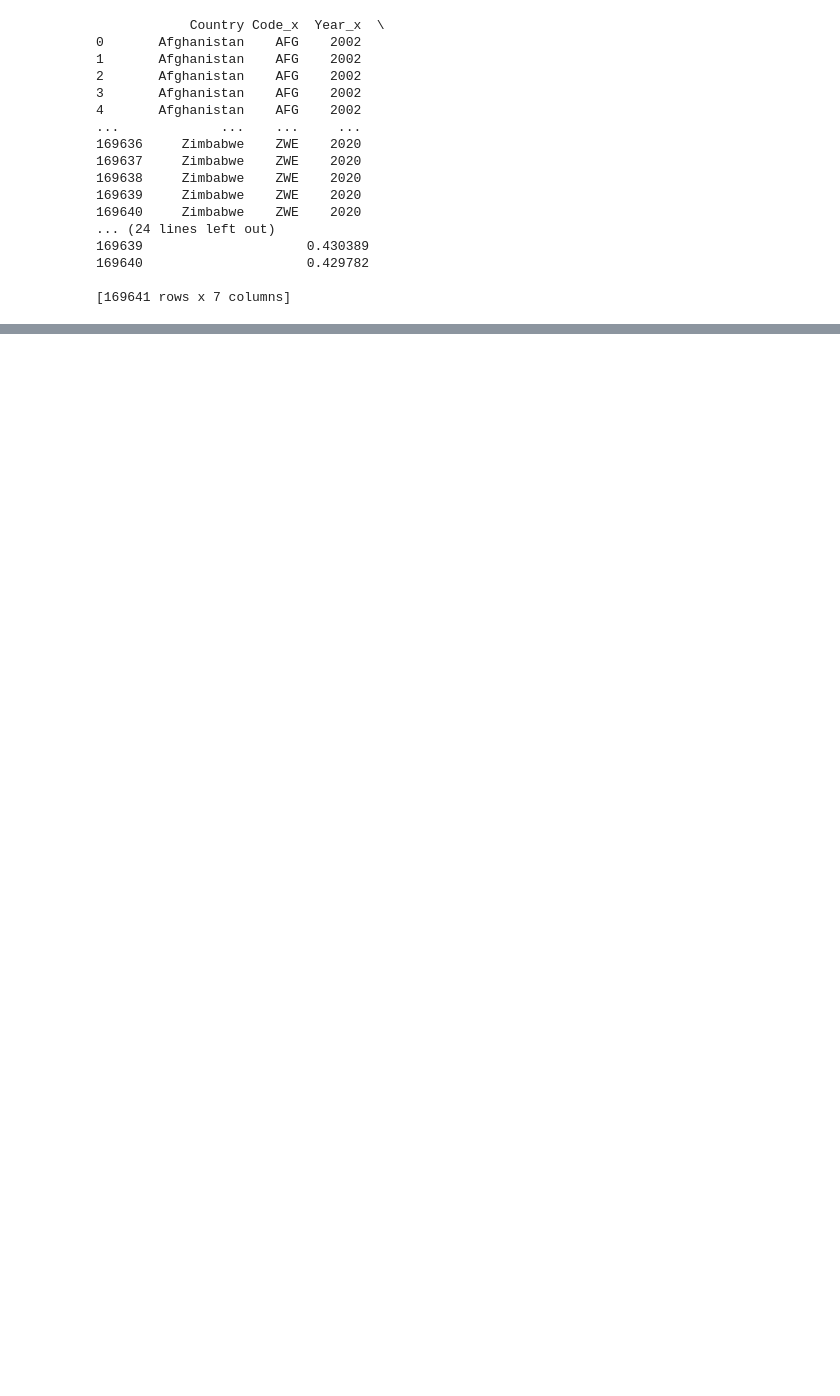
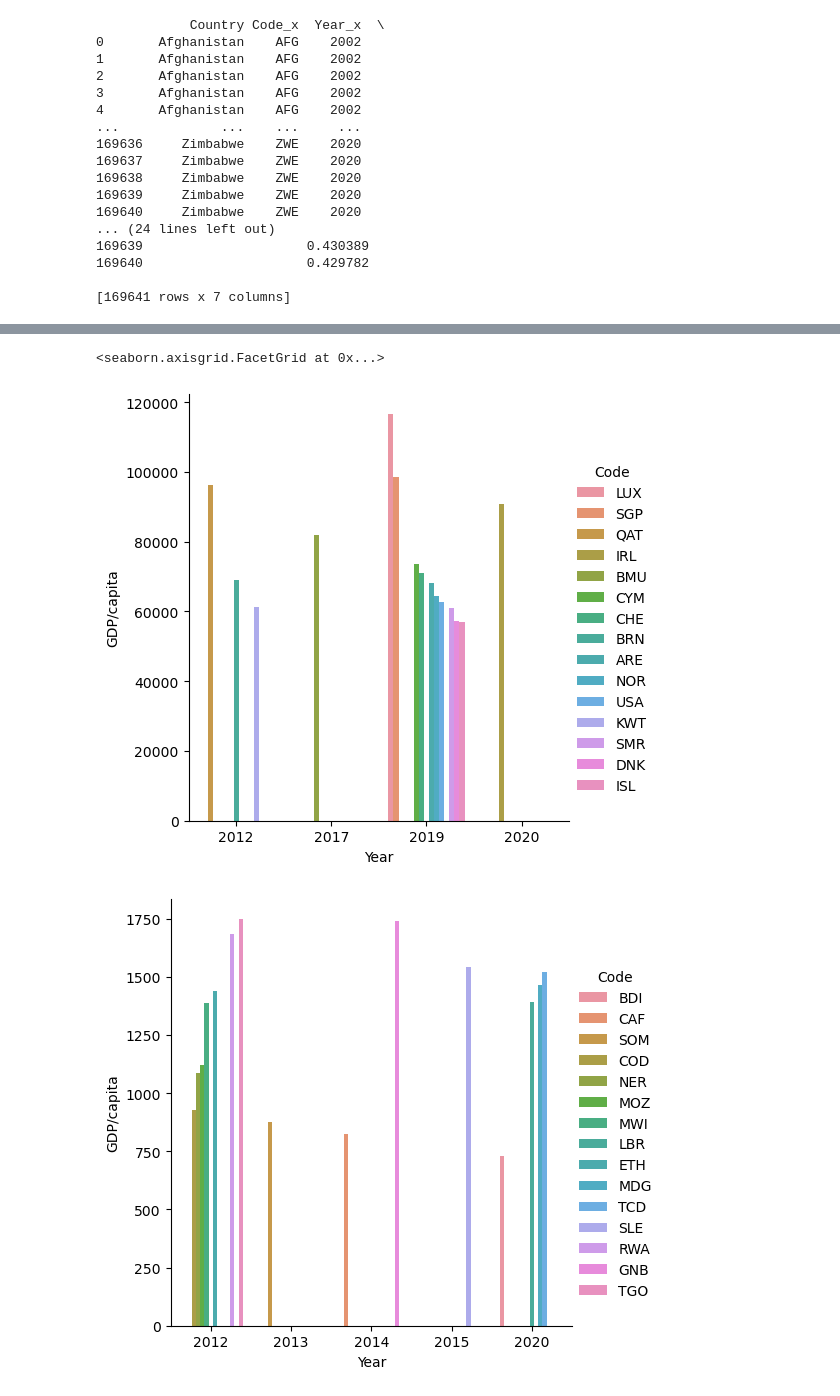
Before and after one commit to ubco-W2022T1-cosc301/project-group42, a Jupyter notebook: notebooks/analysis1.ipynb, the cells around one changed output, grey strips where cells are left out. Saved outputs shown, nothing was run; the diff lists cells and outputs as text; code cells hidden in the pictures; blank space fills up the shorter version.

```diff
--- a/notebooks/analysis1.ipynb
+++ b/notebooks/analysis1.ipynb
@@ -185,0 +261,4 @@ sns.kdeplot(globalGDP[ 'GDP per capita, PPP (constant 2017 international $)'])
+# %%
+#countries with least 15 GDP
+bottom15GDP=GDPDF.sort_values('GDP/capita', ascending=True).drop_duplicates('Country').head(15)
+print(bottom15GDP)
@@ -186 +330,10 @@ sns.kdeplot(globalGDP[ 'GDP per capita, PPP (constant 2017 international $)'])
+# %%
+
+
+sns.catplot(data=top15GDP, x="Year", y="GDP/capita", hue="Code", kind="bar")
+sns.catplot(data=bottom15GDP, x="Year", y="GDP/capita", hue="Code", kind="bar")
+# %% [output]
+<seaborn.axisgrid.FacetGrid at 0x...>
+[figure, added]
+[figure, added]
 # %%
```
Also changed, not shown: parts of 31 cells of this notebook, 2 other files.
